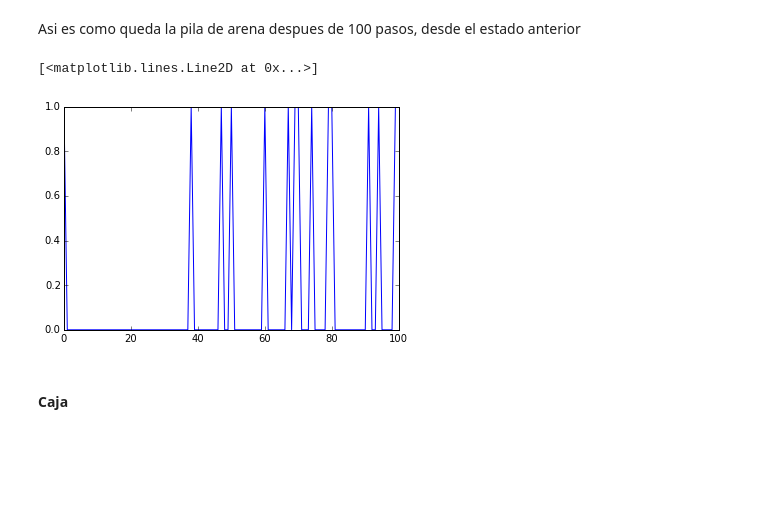
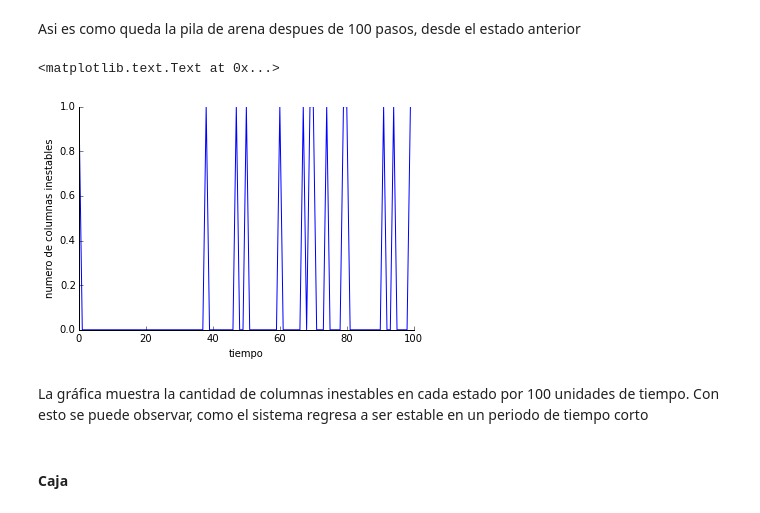
Before and after one commit to LoreMD/proyectoMateCompu, a Jupyter notebook: casiFinal.ipynb, the cells around one changed output. Saved outputs shown, nothing was run; the diff lists cells and outputs as text; code cells hidden in the pictures; blank space fills up the shorter version.

```diff
--- a/casiFinal.ipynb
+++ b/casiFinal.ipynb
@@ -319,13 +319,23 @@ m.toString()
    6.   4.   3.]
 # %% [markdown]
 Asi es como queda la pila de arena despues de 100 pasos, desde el estado anterior
-# %%
-X=m.establesEnTiempo[:,0]
-Y=m.establesEnTiempo[:,1]
-plt.plot(X,Y)
-# %% [output]
-[<matplotlib.lines.Line2D at 0x...>]
-[figure, removed]
+# %%
+X=m.establesEnTiempo[:,0]
+Y=m.establesEnTiempo[:,1]
+plt.plot(X,Y)
+ax=plt.gca()
+ax.spines['right'].set_color('none')
+ax.spines['top'].set_color('none')
+ax.xaxis.set_ticks_position('bottom')
+ax.yaxis.set_ticks_position('left')
+ax.set_xlabel('tiempo')
+ax.set_ylabel('numero de columnas inestables')
+# %% [output]
+<matplotlib.text.Text at 0x...>
+[figure, added]
+# %% [markdown]
+La gráfica muestra la cantidad de columnas inestables en cada estado por 100 unidades de tiempo.
+Con esto se puede observar, como el sistema regresa a ser estable en un periodo de tiempo corto
 # %% [markdown]
 #### Caja
 # %%
```
Also changed, not shown: parts of 11 cells of this notebook.
